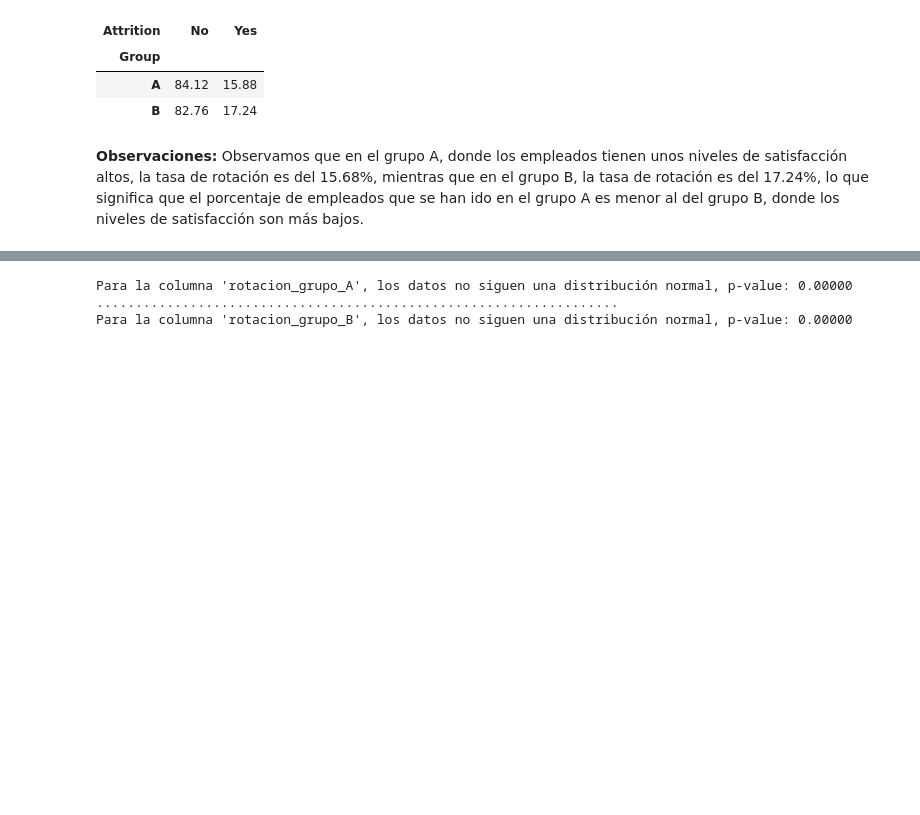
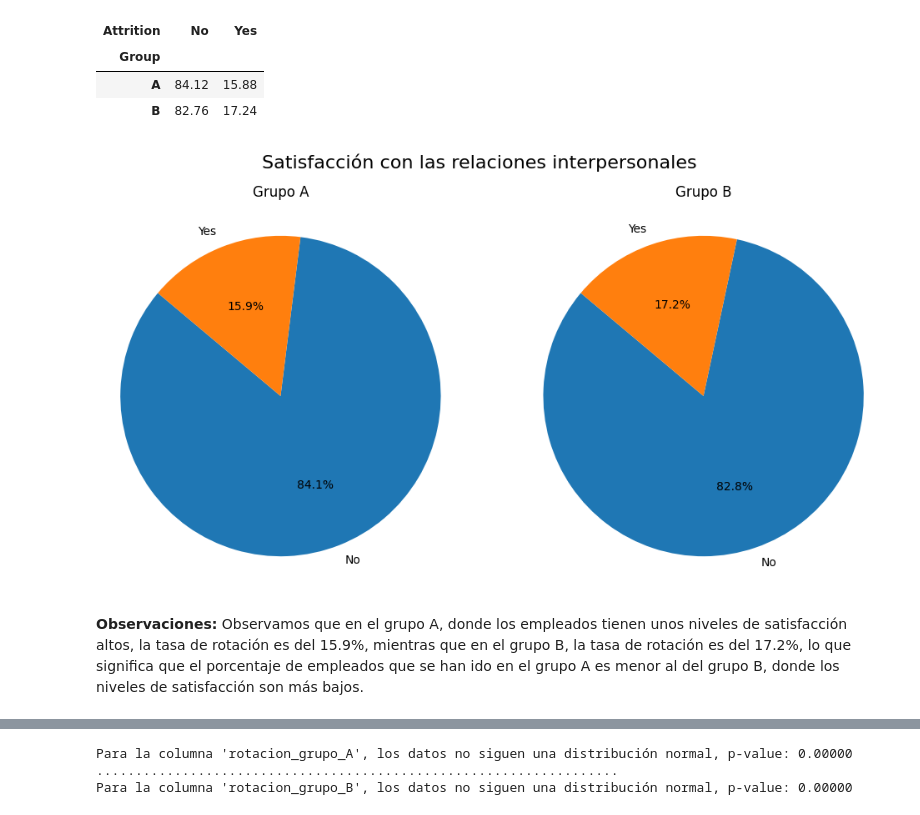
Before and after one commit to TaniaGraff/project-da-promo-angela-modulo-3-team-3, a Jupyter notebook: AB_Testing_Adicionales.ipynb, the cells around one changed output, grey strips where cells are left out. Cells and saved outputs as stored; diff of their text form; code cells hidden in the pictures; blank space fills up the shorter version.

Commit message:
graficos de quesitos

```diff
--- a/AB_Testing_Adicionales.ipynb
+++ b/AB_Testing_Adicionales.ipynb
@@ -95,9 +97,35 @@ tabla_contingencia_AB_RS.round(2)
 | Group |  |  |
 | A | 84.12 | 15.88 |
 | B | 82.76 | 17.24 |
+# %%
+# Datos para los gráficos de quesitos
+etiquetas = tabla_contingencia_AB_RS.columns.tolist()
+
+# Crear los subplots
+fig, (ax1, ax2) = plt.subplots(1, 2, figsize=(12, 6))
+
+# Gráfico del grupo A
+tamaños_A = tabla_contingencia_AB_RS.loc['A']
+ax1.pie(tamaños_A, labels=etiquetas, autopct='%1.1f%%', startangle=140)
+ax1.axis('equal')  # Para que el gráfico sea un círculo
+ax1.set_title('Grupo A')
+
+# Gráfico del grupo B
+tamaños_B = tabla_contingencia_AB_RS.loc['B']
+ax2.pie(tamaños_B, labels=etiquetas, autopct='%1.1f%%', startangle=140)
+ax2.axis('equal')  # Para que el gráfico sea un círculo
+ax2.set_title('Grupo B')
+
+# Título principal del gráfico
+fig.suptitle('Satisfacción con las relaciones interpersonales', fontsize=16)
+
+# Mostrar los gráficos
+plt.show()
+# %% [output]
+[figure, added]
 # %% [markdown]
 **Observaciones:**
-Observamos que en el grupo A, donde los empleados tienen unos niveles de satisfacción altos, la tasa de rotación es del 15.68%, mientras que en el grupo B, la tasa de rotación es del 17.24%, lo que significa que el porcentaje de empleados que se han ido en el grupo A es menor al del grupo B, donde los niveles de satisfacción son más bajos.
+Observamos que en el grupo A, donde los empleados tienen unos niveles de satisfacción altos, la tasa de rotación es del 15.9%, mientras que en el grupo B, la tasa de rotación es del 17.2%, lo que significa que el porcentaje de empleados que se han ido en el grupo A es menor al del grupo B, donde los niveles de satisfacción son más bajos.
 # %%
 #Visualizamos los datos de las variables de la tabla de contingencia.
 fig, axes = plt.subplots(nrows=1, ncols=2, figsize=(12, 6))
```
Also changed, not shown: parts of 20 cells of this notebook.
